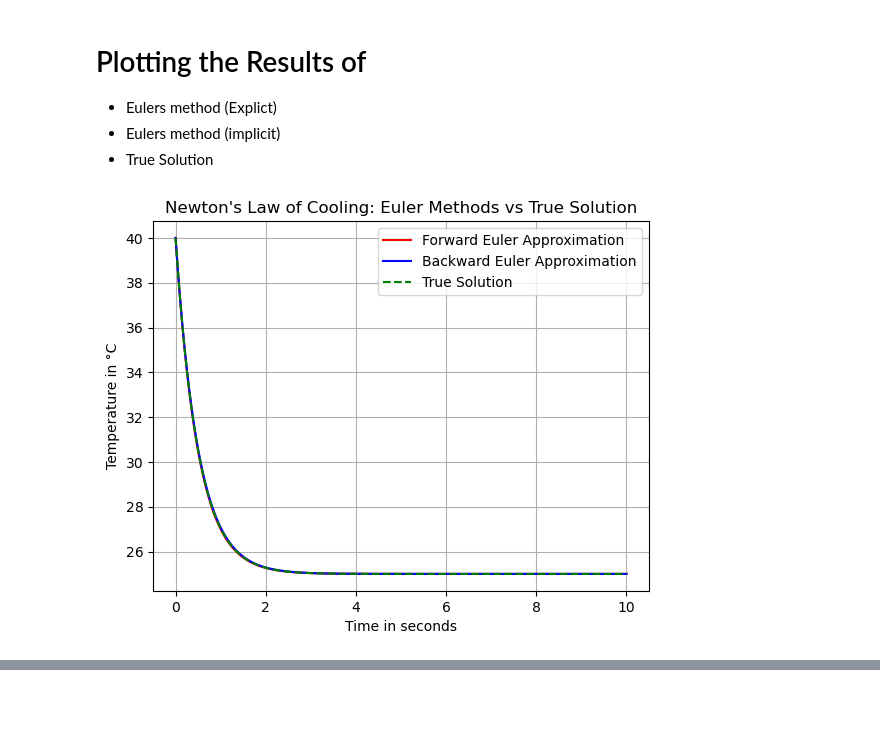
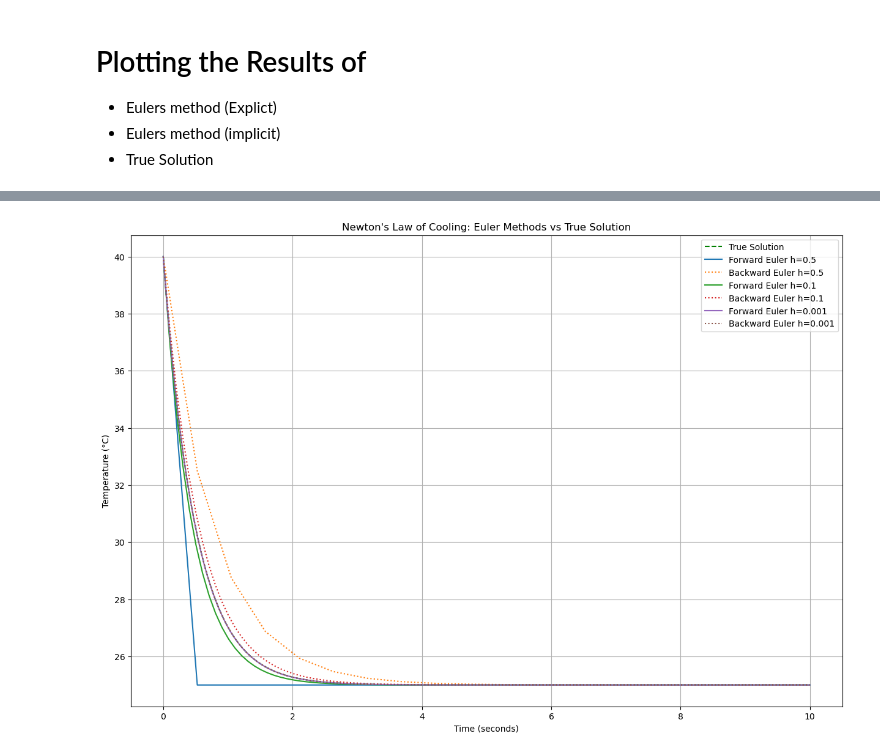
Before and after one commit to reese-karo/104-Series-UCSB, a Jupyter notebook: CP2/CP2_ODE.ipynb, the cells around one changed output, grey strips where cells are left out. Drawn from its saved outputs; the diff is of its cells as text; code cells hidden in the pictures; blank space fills up the shorter version.

Commit message:
updated plotting for each step size

```diff
--- a/CP2/CP2_ODE.ipynb
+++ b/CP2/CP2_ODE.ipynb
@@ -83,8 +83,9 @@ T0 = 40  # Initial temperature
 M = 25   # Surrounding temperature
 K = 2    # Proportionality constant
 TT = 10  # Final time
-h = 0.01 # Time step
+h_list = [0.5, 0.1, 0.001]
 
 # Approximating using both methods
-approx_temps_backward = euler_method(Newton_cool, 'backward', T0, M, K, TT, h)
-approx_temps_forward = euler_method(Newton_cool, 'forward', T0, M, K, TT, h)
+
+approx_temps_backward = [euler_method(Newton_cool, 'backward', T0, M, K, TT, h) for h in h_list]
+approx_temps_forward = [euler_method(Newton_cool, 'forward', T0, M, K, TT, h) for h in h_list]
@@ -93,28 +96,37 @@ approx_temps_forward = euler_method(Newton_cool, 'forward', T0, M, K, TT, h)
 - Eulers method (Explict)
 - Eulers method (implicit)
 - True Solution
-# %%
-import numpy as np
-import matplotlib.pyplot as plt
-
-t = np.linspace(0, TT, len(approx_temps_forward))
-
-# Generate true solution data
-true_solution = true_sol(T0, M, K, t)
-
-# Plotting
-fig= plt.plot(figsize=(18, 10))
-
-
-plt.plot(t, approx_temps_forward, color="red", label='Forward Euler Approximation')
-plt.plot(t, approx_temps_backward, color='blue', label='Backward Euler Approximation')
-plt.plot(t, true_solution, color='green', linestyle='dashed', label='True Solution')
-plt.xlabel('Time in seconds')
-plt.ylabel('Temperature in °C')
-plt.title('Newton\'s Law of Cooling: Euler Methods vs True Solution')
-plt.legend()
-plt.grid(True)
-
-plt.show()
-# %% [output]
-[figure, removed]
+# %%
+import numpy as np
+import matplotlib.pyplot as plt
+
+def plot_approximations(T0, M, K, TT, h_list, true_sol_func, euler_method_func, Newton_cool_func = Newton_cool):
+    plt.figure(figsize=(15, 10))
+
+    # True solution
+    t_fine = np.linspace(0, TT, 1000)
+    true_solution = true_sol_func(T0, M, K, t_fine)
+    plt.plot(t_fine, true_solution, color='green', linestyle='dashed', label='True Solution')
+
+    for h in h_list:
+        # Time array for each h
+        t = np.linspace(0, TT, int(TT / h))
+
+        # Approximations
+        approx_temp_forward = euler_method_func(Newton_cool_func, 'forward', T0, M, K, TT, h)
+        approx_temp_backward = euler_method_func(Newton_cool_func, 'backward', T0, M, K, TT, h)
+
+        # Plotting
+        plt.plot(t, approx_temp_forward, label=f'Forward Euler h={h}')
+        plt.plot(t, approx_temp_backward, label=f'Backward Euler h={h}', linestyle='dotted')
+
+    plt.xlabel('Time (seconds)')
+    plt.ylabel('Temperature (°C)')
+    plt.title('Newton\'s Law of Cooling: Euler Methods vs True Solution')
+    plt.legend()
+    plt.grid(True)
+    plt.show()
+
+# Call the function to plot approximations
+plot_approximations(T0, M, K, TT, h_list, true_sol, euler_method, Newton_cool)
+# %% [output]
@@ -120,0 +134 @@ plt.show()
+[figure, added]
```
Also changed, not shown: parts of 2 cells of this notebook.
